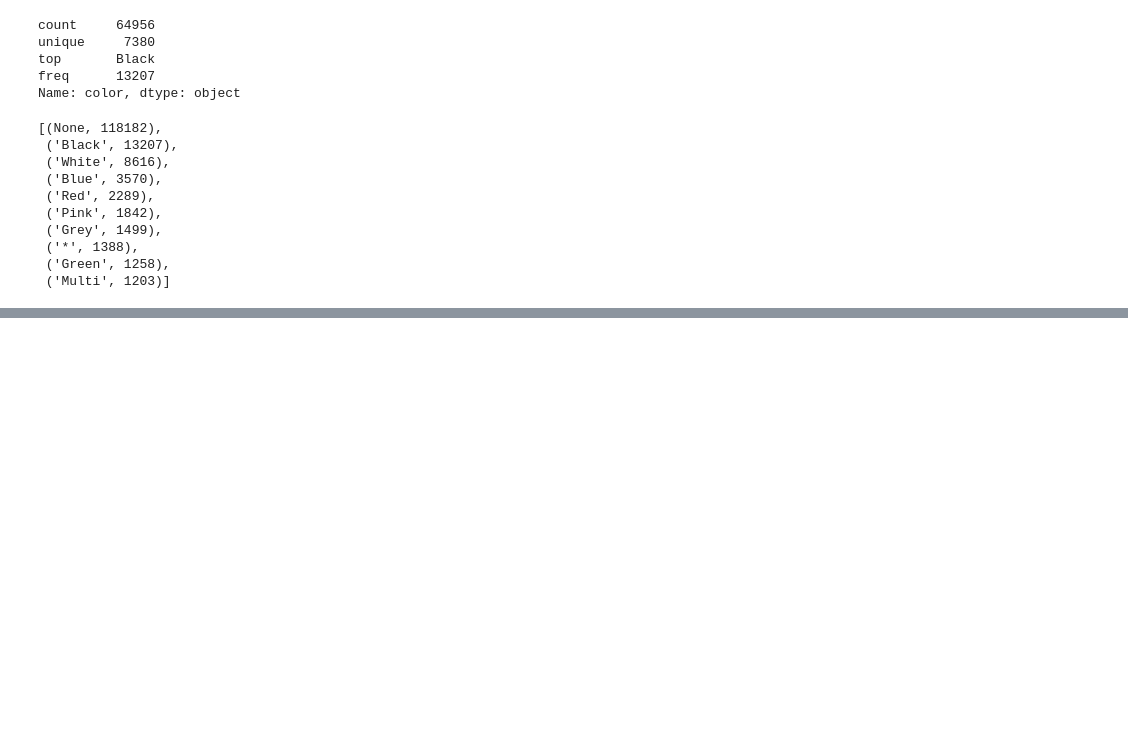
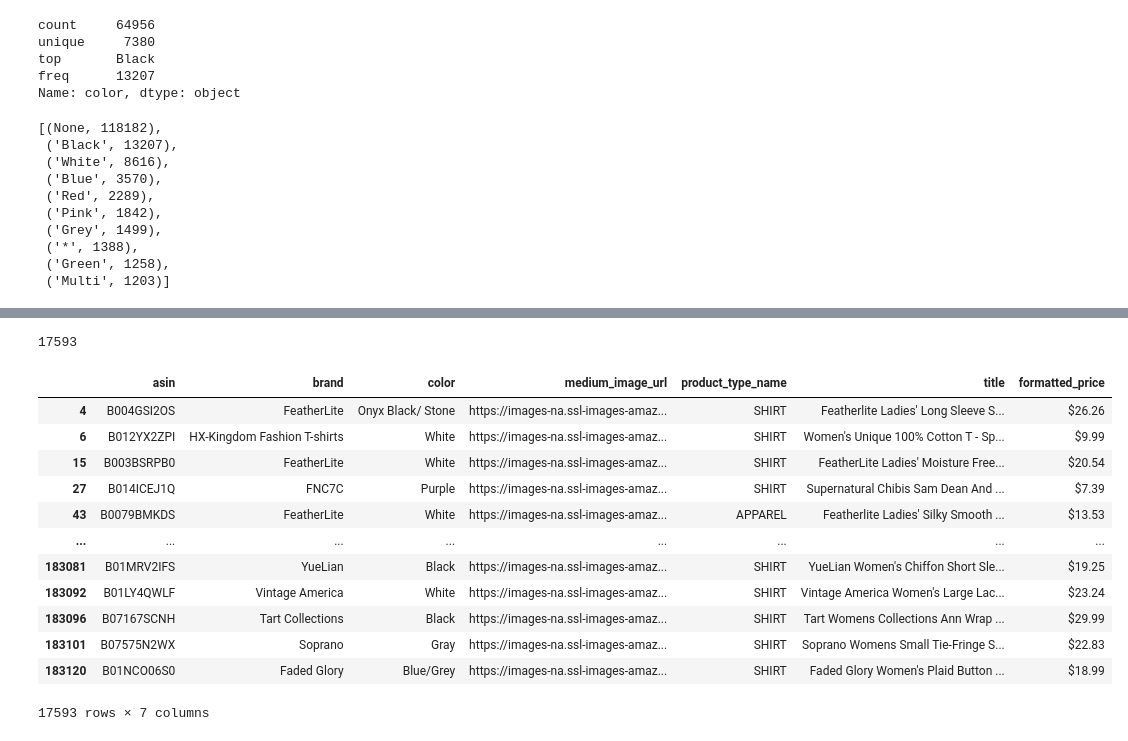
Before and after one commit to KISHOREMUTHU/AI-Mafia-Machine-Learning, a Jupyter notebook: Amazon Apparel Recommendation System.ipynb, the cells around one changed output, grey strips where cells are left out. Cells and saved outputs as stored; diff of their text form; code cells hidden in the pictures; blank space fills up the shorter version.

```diff
--- a/Amazon Apparel Recommendation System.ipynb
+++ b/Amazon Apparel Recommendation System.ipynb
@@ -173,0 +341,4 @@ FileNotFoundError: [Errno 2] No such file or directory: 'pickles/180k_apparel_da
+# %%
+print(data.shape[0])
+# %% [output]
+17593
@@ -173,0 +356,18 @@ FileNotFoundError: [Errno 2] No such file or directory: 'pickles/180k_apparel_da
+# %%
+data = pd.read_pickle(r'C:\Users\dell\Downloads\ML-NLP\ML-NLP\Recommendation System\pickels\17k_apparel_data')
+# %%
+data
+# %% [output]
+|  | asin | brand | color | medium_image_url | product_type_name | title | formatted_price |
+| 4 | B004GSI2OS | FeatherLite | Onyx Black/ Stone | https://images-na.ssl-images-amaz... | SHIRT | Featherlite Ladies' Long Sleeve S... | $26.26 |
+| 6 | B012YX2ZPI | HX-Kingdom Fashion T-shirts | White | https://images-na.ssl-images-amaz... | SHIRT | Women's Unique 100% Cotton T - Sp... | $9.99 |
+| 15 | B003BSRPB0 | FeatherLite | White | https://images-na.ssl-images-amaz... | SHIRT | FeatherLite Ladies' Moisture Free... | $20.54 |
+| 27 | B014ICEJ1Q | FNC7C | Purple | https://images-na.ssl-images-amaz... | SHIRT | Supernatural Chibis Sam Dean And ... | $7.39 |
+| 43 | B0079BMKDS | FeatherLite | White | https://images-na.ssl-images-amaz... | APPAREL | Featherlite Ladies' Silky Smooth ... | $13.53 |
+| ... | ... | ... | ... | ... | ... | ... | ... |
+| 183081 | B01MRV2IFS | YueLian | Black | https://images-na.ssl-images-amaz... | SHIRT | YueLian Women's Chiffon Short Sle... | $19.25 |
+| 183092 | B01LY4QWLF | Vintage America | White | https://images-na.ssl-images-amaz... | SHIRT | Vintage America Women's Large Lac... | $23.24 |
+| 183096 | B07167SCNH | Tart Collections | Black | https://images-na.ssl-images-amaz... | SHIRT | Tart Womens Collections Ann Wrap ... | $29.99 |
+| 183101 | B07575N2WX | Soprano | Gray | https://images-na.ssl-images-amaz... | SHIRT | Soprano Womens Small Tie-Fringe S... | $22.83 |
+| 183120 | B01NCO06S0 | Faded Glory | Blue/Grey | https://images-na.ssl-images-amaz... | SHIRT | Faded Glory Women's Plaid Button ... | $18.99 |
+17593 rows × 7 columns
```
Also changed, not shown: parts of 25 cells of this notebook, 1 other file.
